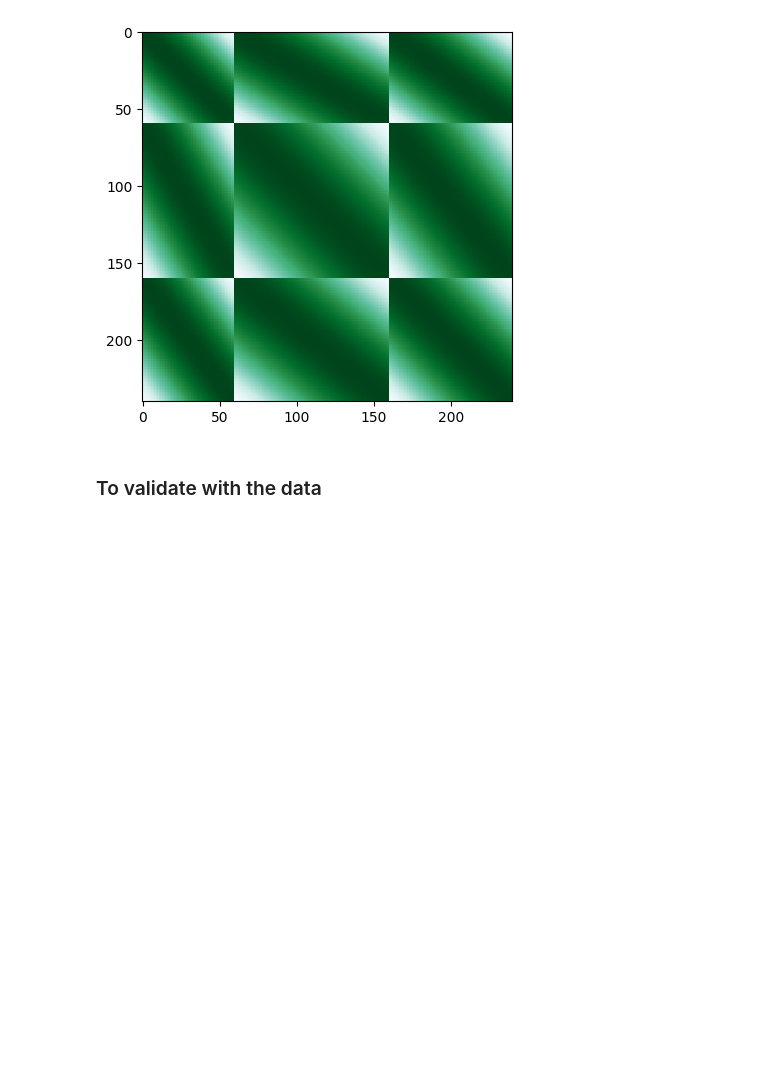
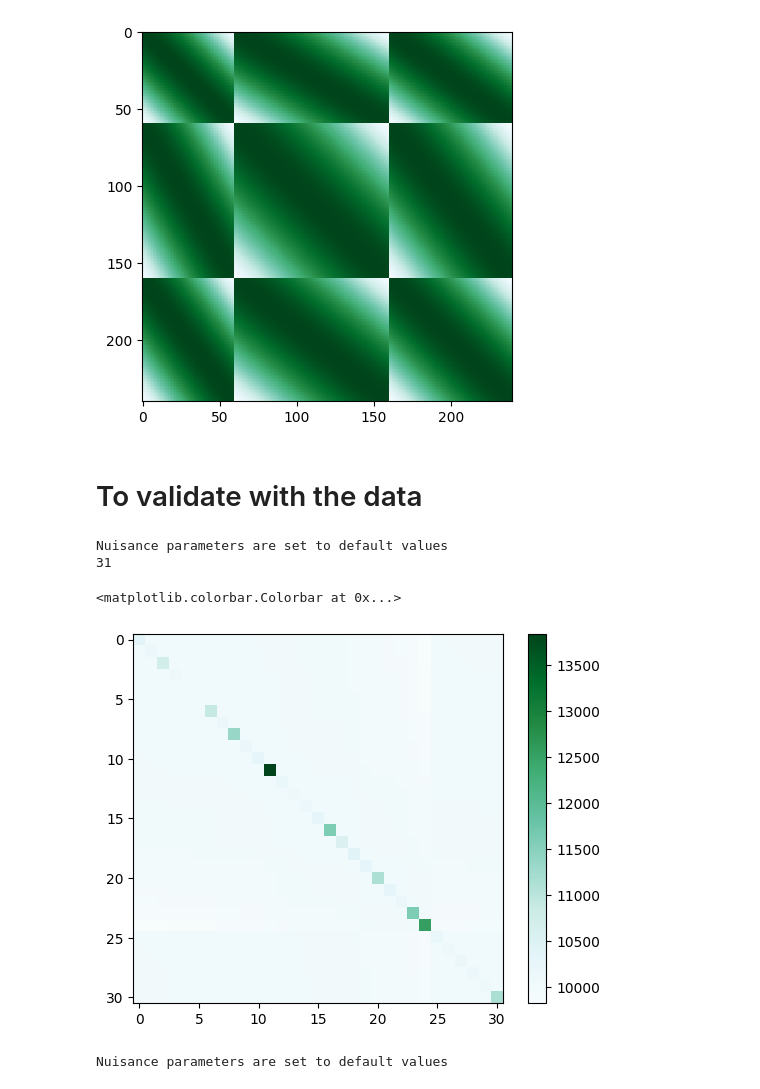
Before and after one commit to cosomelet/marcia, a Jupyter notebook: Notebooks/Validation_kernel.ipynb, the cells around one changed output. Drawn from its saved outputs; the diff is of its cells as text; code cells hidden in the pictures; blank space fills up the shorter version.

```diff
--- a/Notebooks/Validation_kernel.ipynb
+++ b/Notebooks/Validation_kernel.ipynb
@@ -36,4 +37,26 @@ plt.imshow(k.Cov_Mat(), cmap='BuGn')
 <matplotlib.image.AxesImage at 0x...>
 [figure]
 # %% [markdown]
-### To validate with the data
+# To validate with the data
+# %%
+d = Data(['CC'])
+x,y, cov = d()
+print(len(x))
+hyper_params = [100,10]
+
+k = Kernels(['SE'], hyper_params, [x])
+# %% [output]
+Nuisance parameters are set to default values
+31
+# %%
+plt.imshow(k.Cov_Mat()+cov, cmap='BuGn')
+plt.colorbar()
+# %% [output]
+<matplotlib.colorbar.Colorbar at 0x...>
+[figure, added]
+# %%
+d2 = Data(['CC', 'SNE'])
+x2,y2, cov2 = d2()
+hyper_params = [100,100, 10, 10]
+# %% [output]
+Nuisance parameters are set to default values
```
Also changed, not shown: parts of 3 cells of this notebook, 2 other files.
